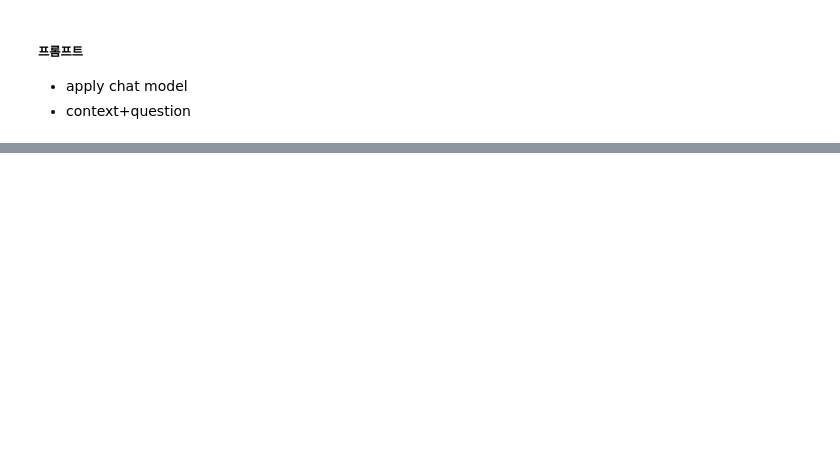
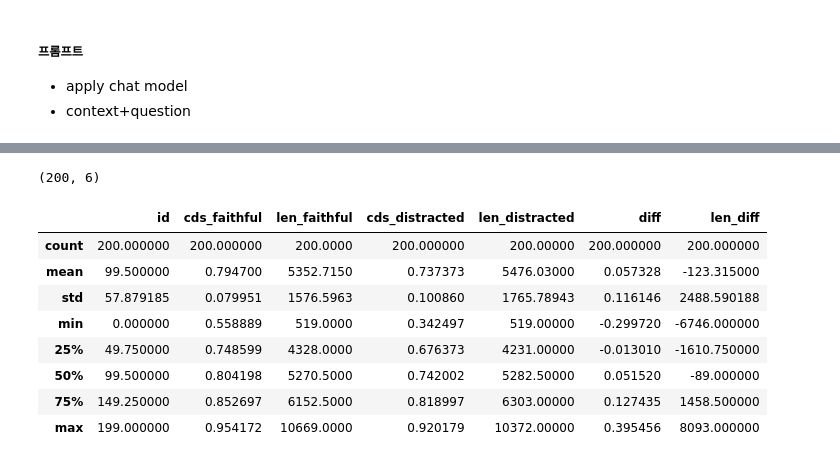
Before and after one commit to ares2012/temp, a Jupyter notebook: cds_experiment.ipynb, the cells around one changed output, grey strips where cells are left out. Saved outputs shown, nothing was run; the diff lists cells and outputs as text; code cells hidden in the pictures; blank space fills up the shorter version.

```diff
--- a/cds_experiment.ipynb
+++ b/cds_experiment.ipynb
@@ -564,0 +629,42 @@ print("\n🎉 Phase 1 Experiment Complete.")
+# %%
+# ==========================================
+# 3. 정량 분석: 통계 검정 (T-test & kdeplot)
+# ==========================================
+import numpy as np
+import pandas as pd
+from scipy import stats
+
+import matplotlib.pyplot as plt
+import seaborn as sns
+
+#file_name = "/content/drive/MyDrive/ColabNotebooks/results/CDS/Qwen3-0.6B_hotpot_qa_with_len.csv"
+#file_name = "/content/drive/MyDrive/ColabNotebooks/results/CDS/Qwen3-0.6B_ms_marco_v2-1_with_len.csv"
+#file_name = "/content/drive/MyDrive/ColabNotebooks/results/CDS/Qwen3-0.6B_squad_with_len.csv"
+
+file_name = "/content/drive/MyDrive/ColabNotebooks/results/CDS/Phi-3-mini_hotpot_qa_with_len.csv"
+#file_name = "/content/drive/MyDrive/ColabNotebooks/results/CDS/Phi-3-mini_ms_marco_v2-1_with_len.csv"
+#file_name = "/content/drive/MyDrive/ColabNotebooks/results/CDS/Phi-3-mini_squad_with_len.csv"
+
+with open(file_name, 'r') as f:
+    df = pd.read_csv(f); print(df.shape)
+    #df = df[(df['len_faithful']< 1100) & (df['len_distracted'] < 1100)];  print(df.shape)
+    #df = df[(df['len_faithful']< 3500) & (df['len_distracted'] < 3500)];  print(df.shape)
+    #df = df[(df['len_faithful']>= 3500) | (df['len_distracted'] >= 3500)];  print(df.shape)
+    #df = df[(df['len_faithful']< 4400) & (df['len_distracted'] < 4400)];  print(df.shape)
+    #df = df[(df['len_faithful'] >= 4400) & (df['len_distracted'] >= 4400)];  print(df.shape)
+
+    df['len_diff'] = df['len_faithful'] - df['len_distracted']
+    #df = df[(df['len_diff']< 0)];  print(df.shape)
+
+df.describe()
+# %% [output]
+(200, 6)
+|  | id | cds_faithful | len_faithful | cds_distracted | len_distracted | diff | len_diff |
+| count | 200.000000 | 200.000000 | 200.0000 | 200.000000 | 200.00000 | 200.000000 | 200.000000 |
+| mean | 99.500000 | 0.794700 | 5352.7150 | 0.737373 | 5476.03000 | 0.057328 | -123.315000 |
+| std | 57.879185 | 0.079951 | 1576.5963 | 0.100860 | 1765.78943 | 0.116146 | 2488.590188 |
+| min | 0.000000 | 0.558889 | 519.0000 | 0.342497 | 519.00000 | -0.299720 | -6746.000000 |
+| 25% | 49.750000 | 0.748599 | 4328.0000 | 0.676373 | 4231.00000 | -0.013010 | -1610.750000 |
+| 50% | 99.500000 | 0.804198 | 5270.5000 | 0.742002 | 5282.50000 | 0.051520 | -89.000000 |
+| 75% | 149.250000 | 0.852697 | 6152.5000 | 0.818997 | 6303.00000 | 0.127435 | 1458.500000 |
+| max | 199.000000 | 0.954172 | 10669.0000 | 0.920179 | 10372.00000 | 0.395456 | 8093.000000 |
```
Also changed, not shown: parts of 50 cells of this notebook, 1 other file.
